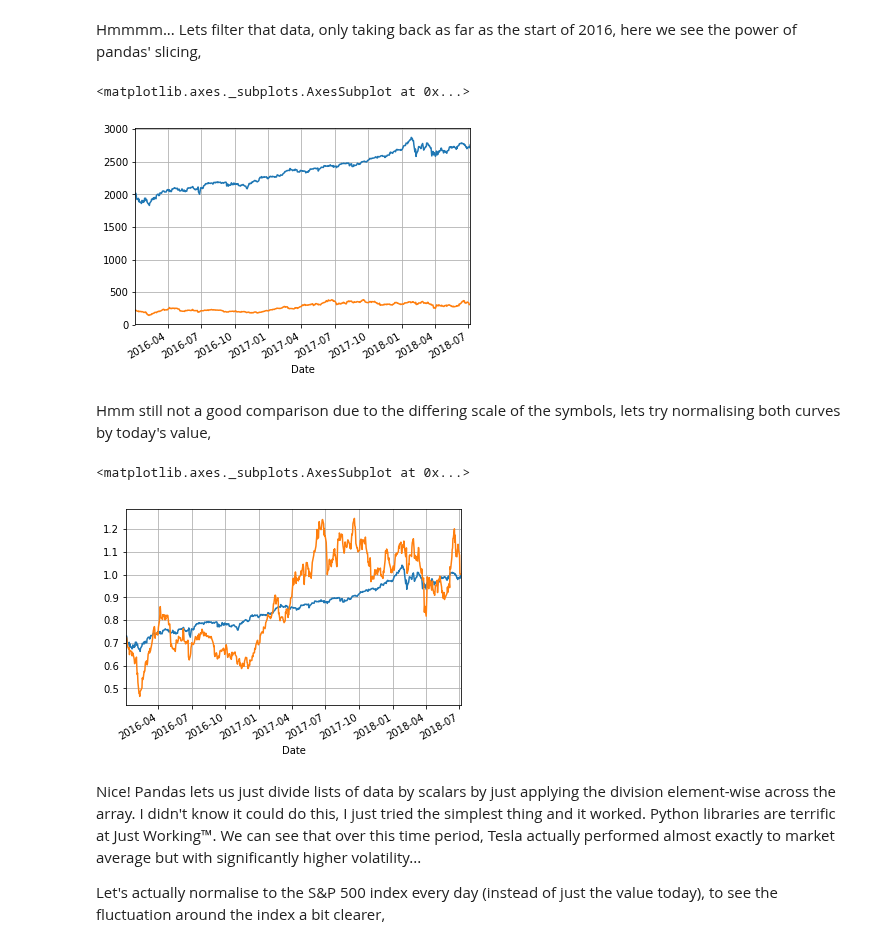
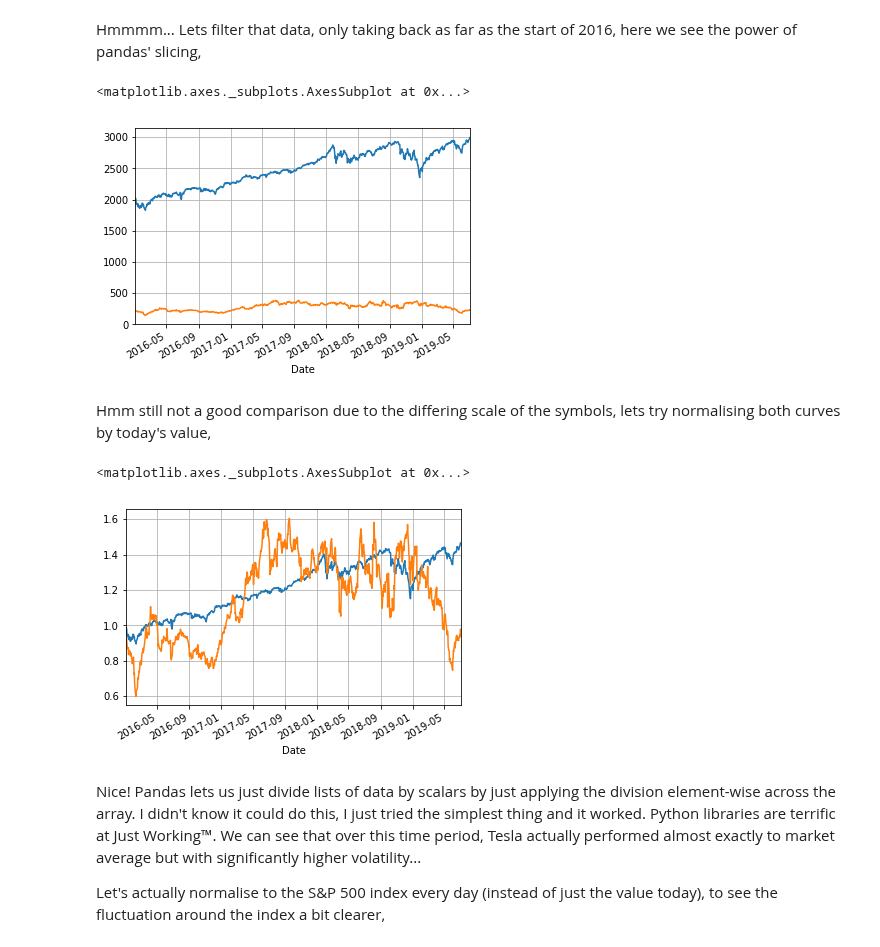
Before and after one commit to toastedcrumpets/CCP5_Python_examples, a Jupyter notebook: 05- Example, Stock analysis using pandas.ipynb, the cells around one changed output. Cells and saved outputs as stored; diff of their text form; code cells hidden in the pictures.

```diff
--- a/05- Example, Stock analysis using pandas.ipynb
+++ b/05- Example, Stock analysis using pandas.ipynb
@@ -74,20 +79,20 @@ Hmmmm... Lets filter that data, only taking back as far as the start of 2016, he
 # %%
 import datetime
 start = datetime.datetime(2016,1,1)
-end = datetime.datetime(2018,7,6)
+end = datetime.datetime(2019,7,6)  # This is the date I first performed this analysis, times have changed!
 spx.loc[start:end]["Close"].plot(grid = True)
 tesla.loc[start:end]["Close"].plot(grid = True)
 # %% [output]
 <matplotlib.axes._subplots.AxesSubplot at 0x...>
-[figure, old version]
+[figure, new version]
 # %% [markdown]
 Hmm still not a good comparison due to the differing scale of the symbols, lets try normalising both curves by today's value,
 # %%
-(spx.loc[start:end]["Close"]/spx.loc[end]["Close"]).plot(grid = True)
-(tesla.loc[start:end]["Close"]/tesla.loc[end]["Close"]).plot(grid = True)
+(spx.loc[start:end]["Close"]/spx.iloc[spx.index.get_loc(start, method='nearest')]["Close"]).plot(grid = True)
+(tesla.loc[start:end]["Close"]/tesla.iloc[tesla.index.get_loc(start, method='nearest')]["Close"]).plot(grid = True)
 # %% [output]
 <matplotlib.axes._subplots.AxesSubplot at 0x...>
-[figure, old version]
+[figure, new version]
 # %% [markdown]
 Nice! Pandas lets us just divide lists of data by scalars by just applying the division element-wise across the array. I didn't know it could do this, I just tried the simplest thing and it worked. Python libraries are terrific at Just Working&trade;. We can see that over this time period, Tesla actually performed almost exactly to market average but with significantly higher volatility...
 
```
Also changed, not shown: parts of 3 cells of this notebook.
